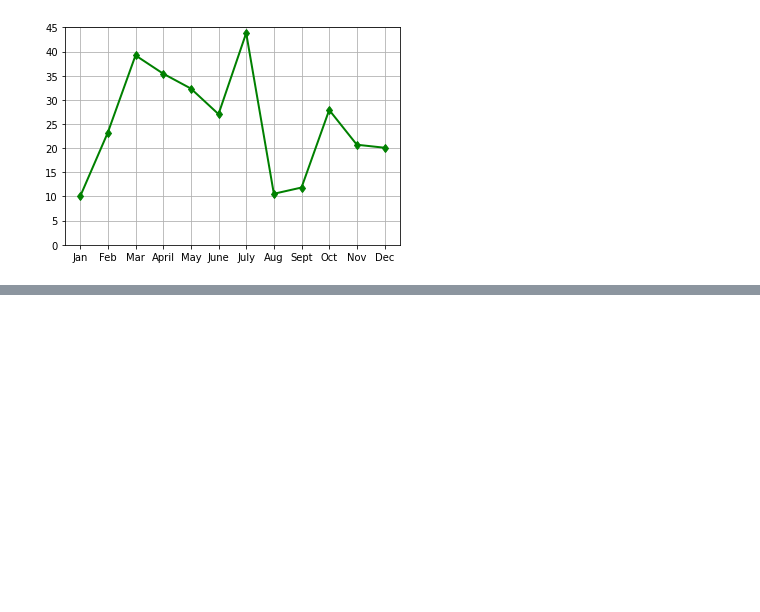
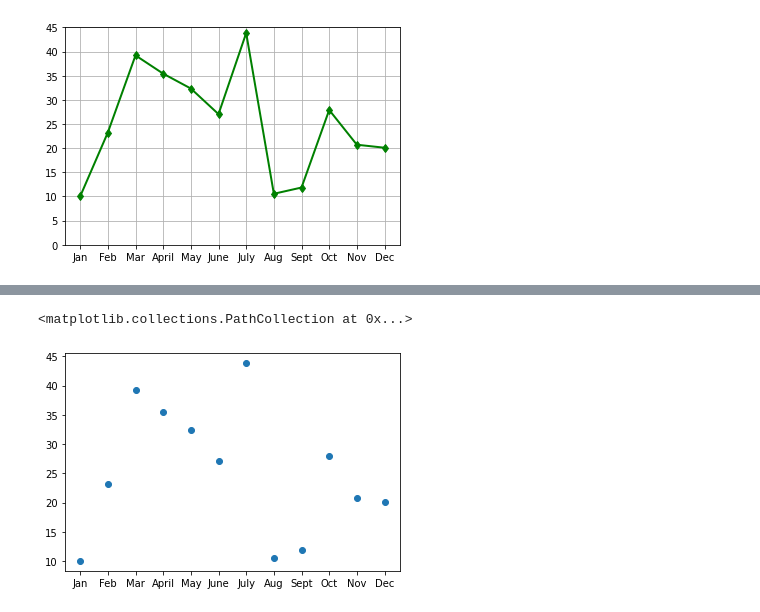
Before and after one commit to launica2303/PyBer_Analysis, a Jupyter notebook: matplotlib_practice.ipynb, the cells around one changed output, grey strips where cells are left out. Saved outputs shown, nothing was run; the diff lists cells and outputs as text; code cells hidden in the pictures; blank space fills up the shorter version.

```diff
--- a/matplotlib_practice.ipynb
+++ b/matplotlib_practice.ipynb
@@ -191,0 +203,5 @@ plt.gca().invert_yaxis()
+# %%
+plt.scatter(x_axis, y_axis)
+# %% [output]
+<matplotlib.collections.PathCollection at 0x...>
+[figure, added]
```
Also changed, not shown: parts of 33 cells of this notebook.
